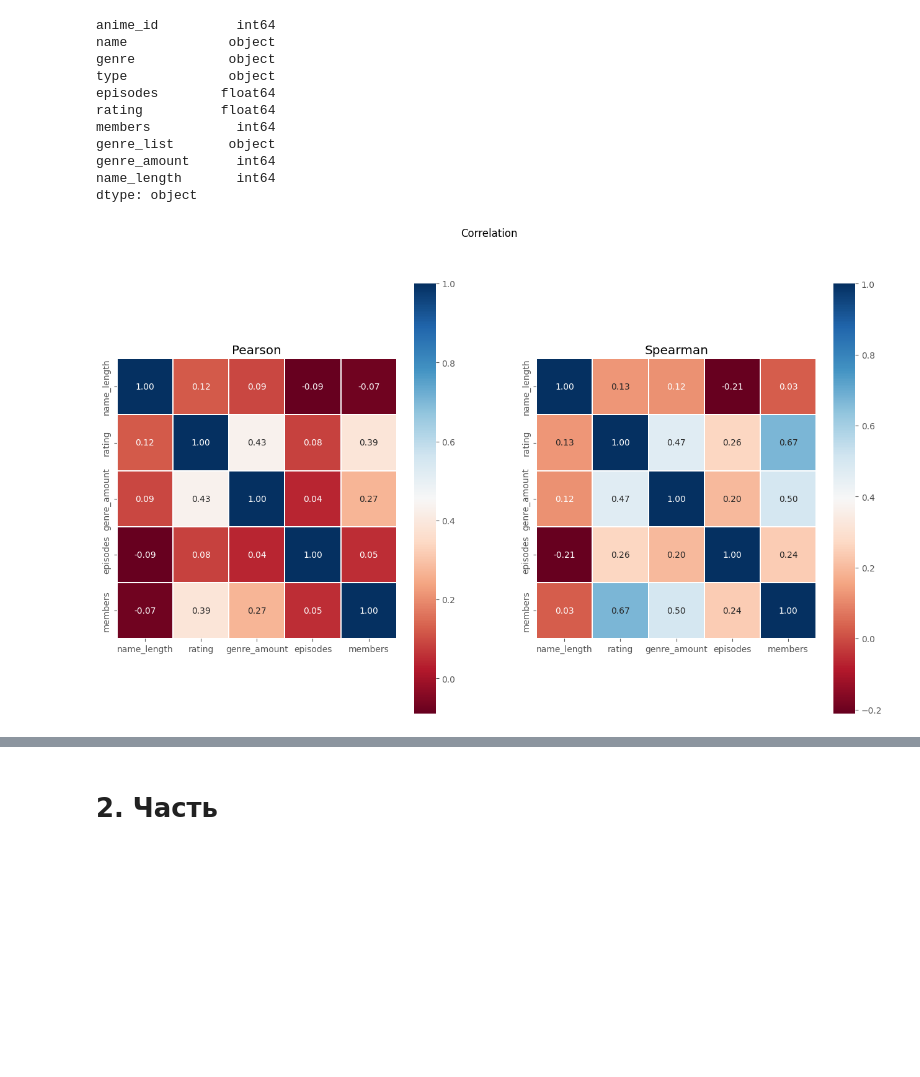
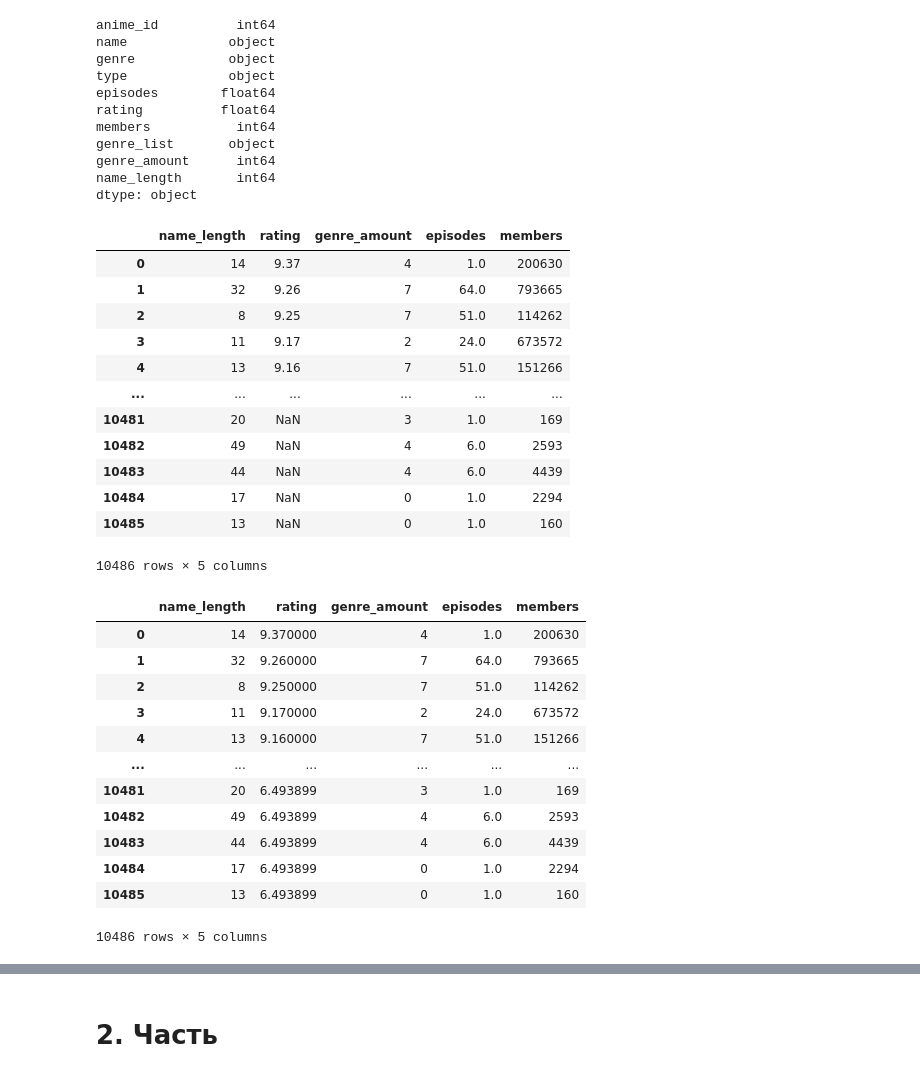
Before and after one commit to semwett0301/stat-ml-labs, a Jupyter notebook: statistic-course/math_stat_1.ipynb, the cells around one changed output, grey strips where cells are left out. Drawn from its saved outputs; the diff is of its cells as text; code cells hidden in the pictures; blank space fills up the shorter version.

```diff
--- a/statistic-course/math_stat_1.ipynb
+++ b/statistic-course/math_stat_1.ipynb
@@ -538,6 +538,41 @@ genre_amount      int64
 name_length       int64
 dtype: object
 # %%
-print_correlation_heatmaps(new_exp_genre_df[['name_length', 'rating', 'genre_amount', 'episodes', 'members']].fillna(new_exp_genre_df[['name_length', 'rating', 'genre_amount', 'episodes', 'members']].mean()))
+cols = ['name_length', 'rating', 'genre_amount', 'episodes', 'members']
+correlation_data = new_exp_genre_df[cols].copy()
+
+correlation_data
 # %% [output]
-[figure, removed]
+|  | name_length | rating | genre_amount | episodes | members |
+| 0 | 14 | 9.37 | 4 | 1.0 | 200630 |
+| 1 | 32 | 9.26 | 7 | 64.0 | 793665 |
+| 2 | 8 | 9.25 | 7 | 51.0 | 114262 |
+| 3 | 11 | 9.17 | 2 | 24.0 | 673572 |
+| 4 | 13 | 9.16 | 7 | 51.0 | 151266 |
+| ... | ... | ... | ... | ... | ... |
+| 10481 | 20 | NaN | 3 | 1.0 | 169 |
+| 10482 | 49 | NaN | 4 | 6.0 | 2593 |
+| 10483 | 44 | NaN | 4 | 6.0 | 4439 |
+| 10484 | 17 | NaN | 0 | 1.0 | 2294 |
+| 10485 | 13 | NaN | 0 | 1.0 | 160 |
+10486 rows × 5 columns
+# %%
+for col in cols:
+    mean_value = correlation_data[col].mean()
+    correlation_data[col] = correlation_data[col].fillna(mean_value)
+
+correlation_data
+# %% [output]
+|  | name_length | rating | genre_amount | episodes | members |
+| 0 | 14 | 9.370000 | 4 | 1.0 | 200630 |
+| 1 | 32 | 9.260000 | 7 | 64.0 | 793665 |
+| 2 | 8 | 9.250000 | 7 | 51.0 | 114262 |
+| 3 | 11 | 9.170000 | 2 | 24.0 | 673572 |
+| 4 | 13 | 9.160000 | 7 | 51.0 | 151266 |
+| ... | ... | ... | ... | ... | ... |
+| 10481 | 20 | 6.493899 | 3 | 1.0 | 169 |
+| 10482 | 49 | 6.493899 | 4 | 6.0 | 2593 |
+| 10483 | 44 | 6.493899 | 4 | 6.0 | 4439 |
+| 10484 | 17 | 6.493899 | 0 | 1.0 | 2294 |
+| 10485 | 13 | 6.493899 | 0 | 1.0 | 160 |
+10486 rows × 5 columns
```
Also changed, not shown: parts of 7 cells of this notebook.
